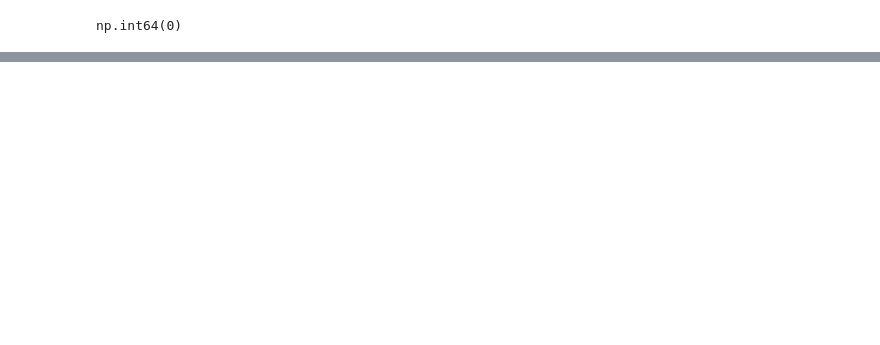
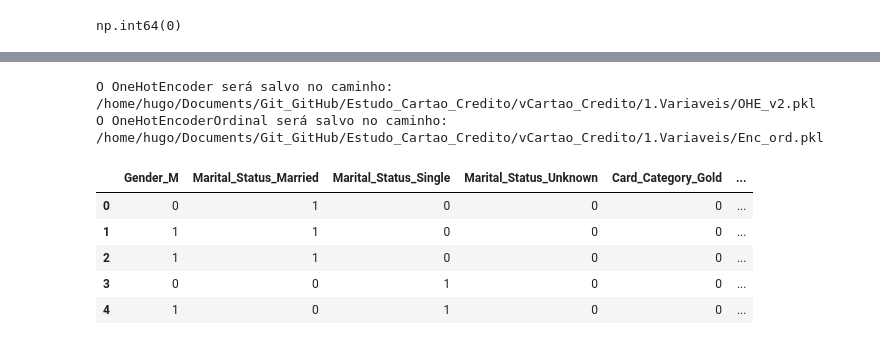
Before and after one commit to HugoCalegari/Estudo_Cartao_Credito, a Jupyter notebook: vCartao_Credito/1.Variaveis/1.Pre_processamento.ipynb, the cells around one changed output, grey strips where cells are left out. Drawn from its saved outputs; the diff is of its cells as text; code cells hidden in the pictures; blank space fills up the shorter version.

```diff
--- a/vCartao_Credito/1.Variaveis/1.Pre_processamento.ipynb
+++ b/vCartao_Credito/1.Variaveis/1.Pre_processamento.ipynb
@@ -187,0 +201,17 @@ write_deltalake("tmp/dados_pp_v1", dados_pp_v1)
+# %%
+categoricas_nom = ['Gender', 'Marital_Status', 'Card_Category']
+categoricas_ord = ['Income_Category', 'Education_Level_v2']
+
+result_cats_nom = Funcoes.Aplica_Encoder(dados_treino, lista_categoricas=categoricas_nom, drop='first', nome_Enc = 'OHE_v2.pkl')[0].reset_index(drop = True)
+result_cats_ord = Funcoes.Aplica_Encoder(dados_treino, lista_categoricas=categoricas_ord, drop=None, tipo='ordinal', nome_Enc = 'Enc_ord.pkl')[0].reset_index(drop = True)
+result_cats = pd.concat([result_cats_nom, result_cats_ord], axis = 1)
+result_cats.head()
+# %% [output]
+O OneHotEncoder será salvo no caminho: /home/hugo/Documents/Git_GitHub/Estudo_Cartao_Credito/vCartao_Credito/1.Variaveis/OHE_v2.pkl
+O OneHotEncoderOrdinal será salvo no caminho: /home/hugo/Documents/Git_GitHub/Estudo_Cartao_Credito/vCartao_Credito/1.Variaveis/Enc_ord.pkl
+|  | Gender_M | Marital_Status_Married | Marital_Status_Single | Marital_Status_Unknown | Card_Category_Gold | ... |
+| 0 | 0 | 1 | 0 | 0 | 0 | ... |
+| 1 | 1 | 1 | 0 | 0 | 0 | ... |
+| 2 | 1 | 1 | 0 | 0 | 0 | ... |
+| 3 | 0 | 0 | 1 | 0 | 0 | ... |
+| 4 | 1 | 0 | 1 | 0 | 0 | ... |
```
Also changed, not shown: parts of 30 cells of this notebook.
